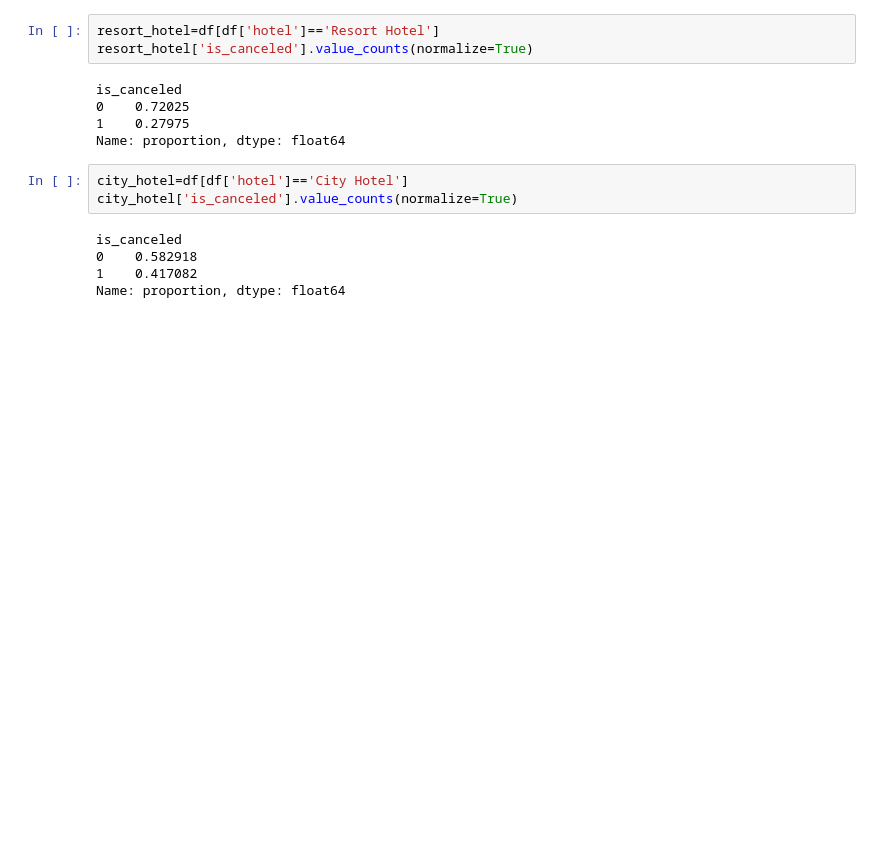
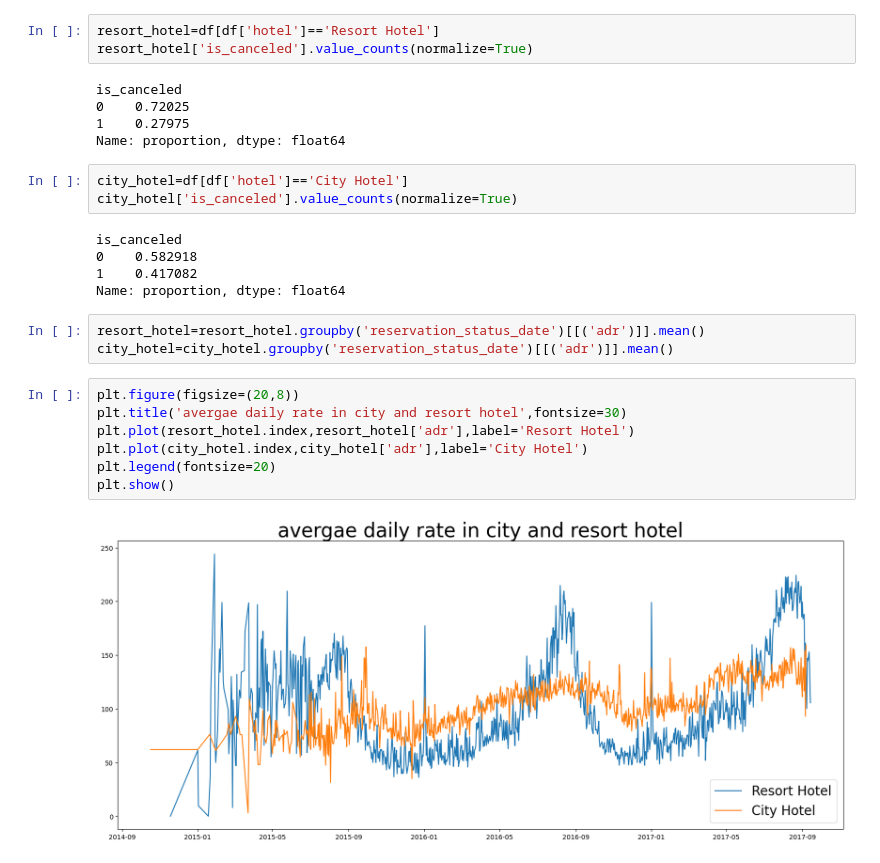
Before and after one commit to Binod-Dhami/hotel_booking, a Jupyter notebook: Hotel_Booking.ipynb, the cells around one changed output. Cells and saved outputs as stored; diff of their text form; blank space fills up the shorter version.

```diff
--- a/Hotel_Booking.ipynb
+++ b/Hotel_Booking.ipynb
@@ -283,3 +283,15 @@ is_canceled
 0    0.582918
 1    0.417082
 Name: proportion, dtype: float64
+# %%
+resort_hotel=resort_hotel.groupby('reservation_status_date')[[('adr')]].mean()
+city_hotel=city_hotel.groupby('reservation_status_date')[[('adr')]].mean()
+# %%
+plt.figure(figsize=(20,8))
+plt.title('avergae daily rate in city and resort hotel',fontsize=30)
+plt.plot(resort_hotel.index,resort_hotel['adr'],label='Resort Hotel')
+plt.plot(city_hotel.index,city_hotel['adr'],label='City Hotel')
+plt.legend(fontsize=20)
+plt.show()
+# %% [output]
+[figure, added]
```
